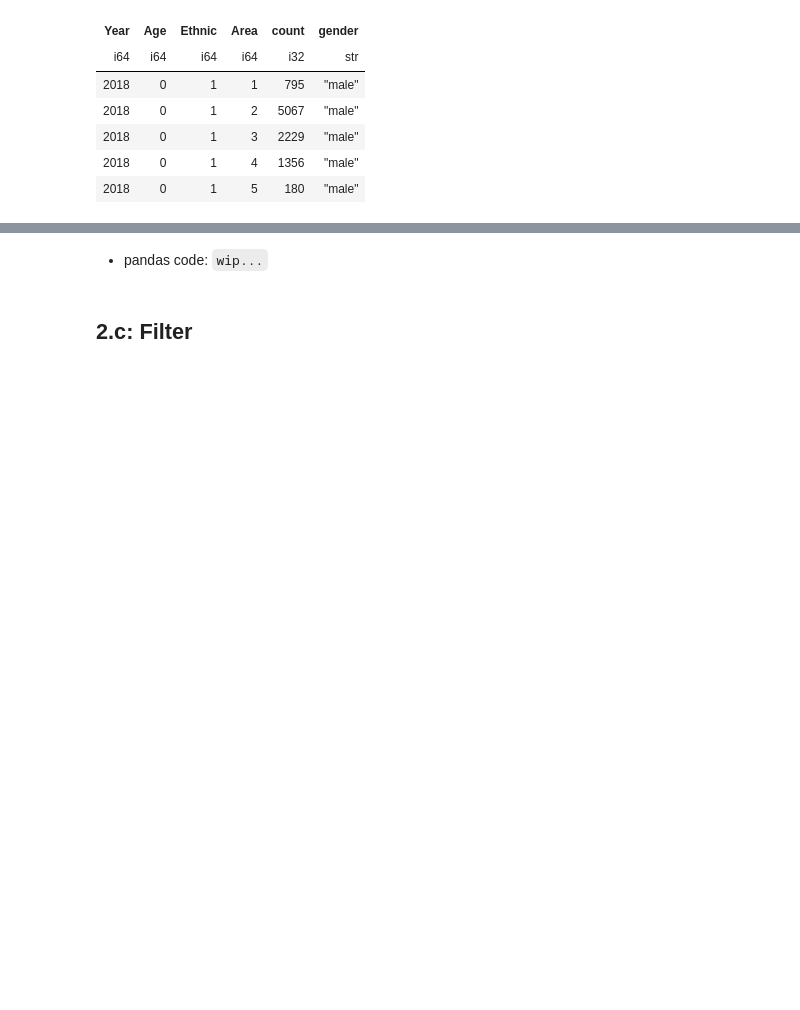
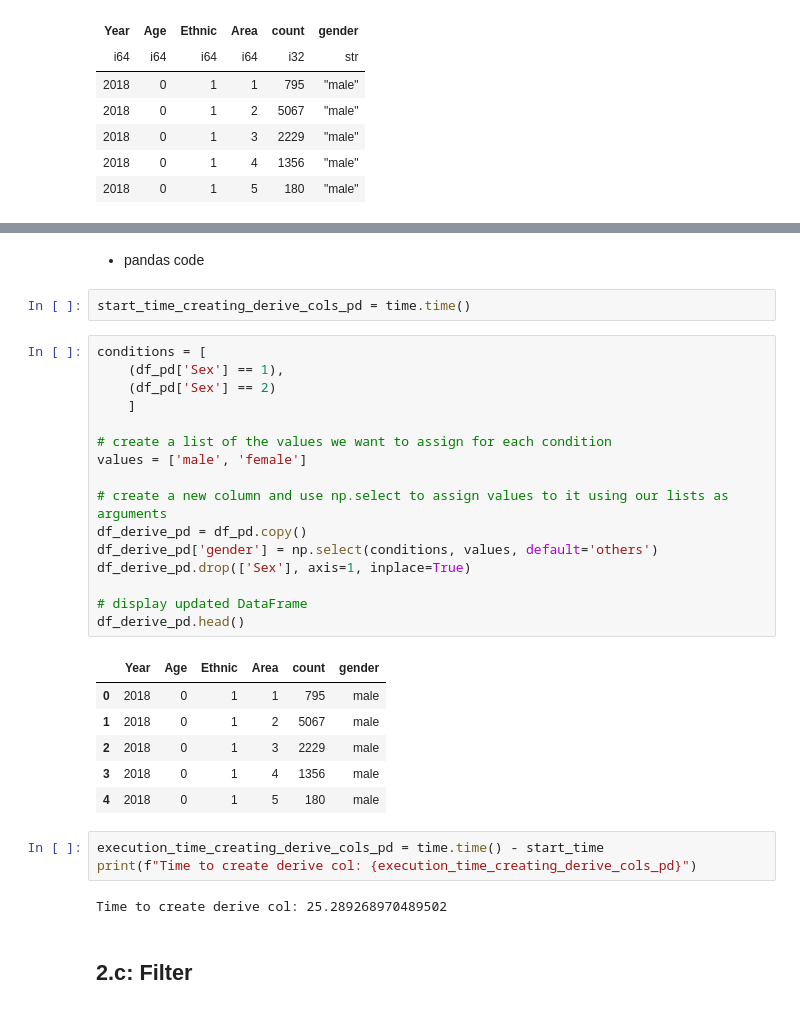
Before and after one commit to riju18/polars-vs-pandas-deepdive, a Jupyter notebook: polars_eda.ipynb, the cells around one changed output, grey strips where cells are left out. Drawn from its saved outputs; the diff is of its cells as text; blank space fills up the shorter version.

Commit message:
[Update] -  added pandas code to calculate time for derive col

```diff
--- a/polars_eda.ipynb
+++ b/polars_eda.ipynb
@@ -225,5 +225,35 @@ time to create derive col: 0.24815678596496582
 # %% [markdown]
-- pandas code: `wip...`
+- pandas code
+# %%
+start_time_creating_derive_cols_pd = time.time()
+# %%
+conditions = [
+    (df_pd['Sex'] == 1),
+    (df_pd['Sex'] == 2)
+    ]
+
+# create a list of the values we want to assign for each condition
+values = ['male', 'female']
+
+# create a new column and use np.select to assign values to it using our lists as arguments
+df_derive_pd = df_pd.copy()
+df_derive_pd['gender'] = np.select(conditions, values, default='others')
+df_derive_pd.drop(['Sex'], axis=1, inplace=True)
+
+# display updated DataFrame
+df_derive_pd.head()
+# %% [output]
+|  | Year | Age | Ethnic | Area | count | gender |
+| 0 | 2018 | 0 | 1 | 1 | 795 | male |
+| 1 | 2018 | 0 | 1 | 2 | 5067 | male |
+| 2 | 2018 | 0 | 1 | 3 | 2229 | male |
+| 3 | 2018 | 0 | 1 | 4 | 1356 | male |
+| 4 | 2018 | 0 | 1 | 5 | 180 | male |
+# %%
+execution_time_creating_derive_cols_pd = time.time() - start_time
+print(f"Time to create derive col: {execution_time_creating_derive_cols_pd}")
+# %% [output]
+Time to create derive col: 25.289268970489502
 # %% [markdown]
 ## 2.c: Filter
 # %% [markdown]
```
Also changed, not shown: parts of 10 cells of this notebook.
